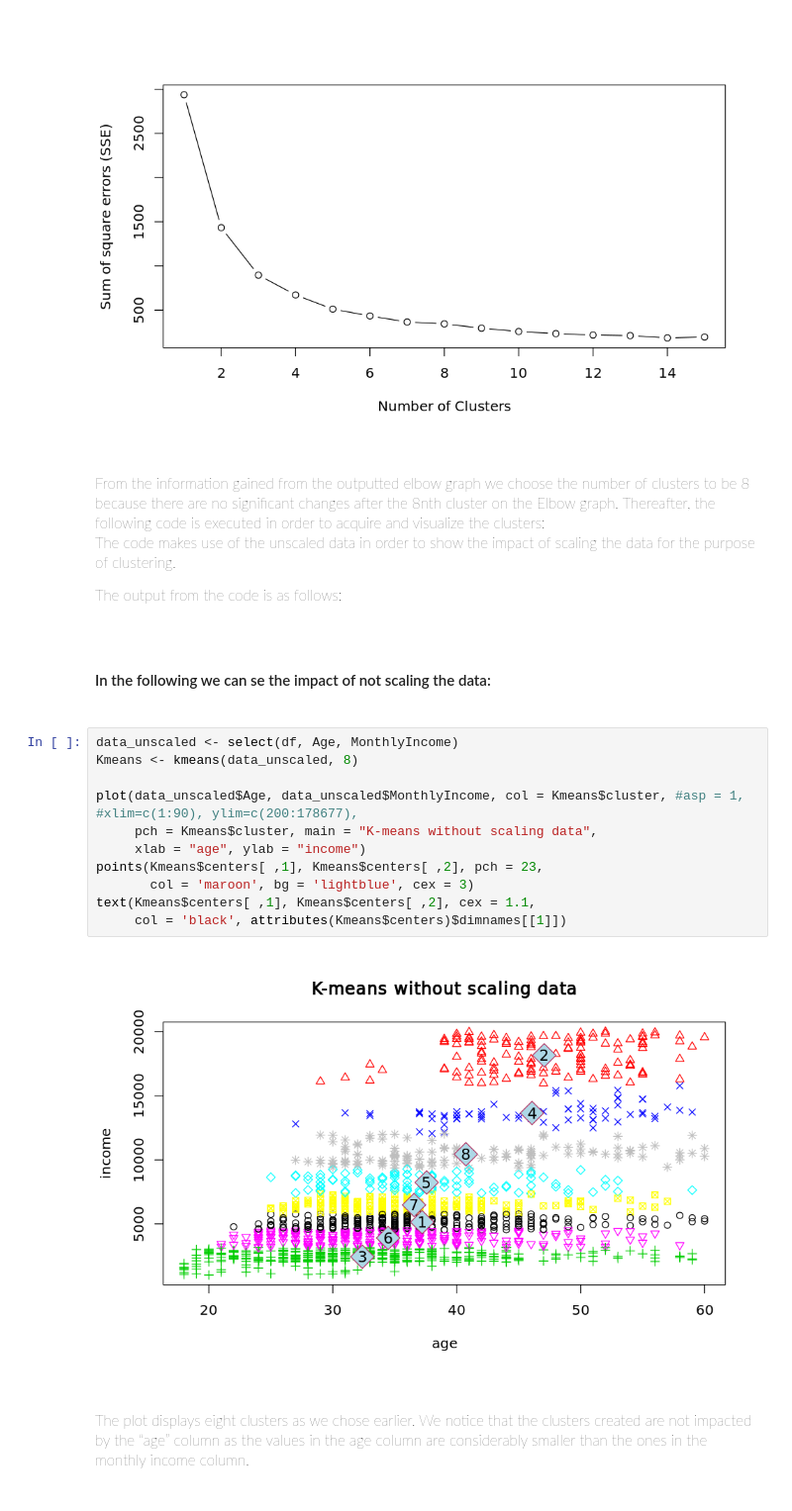
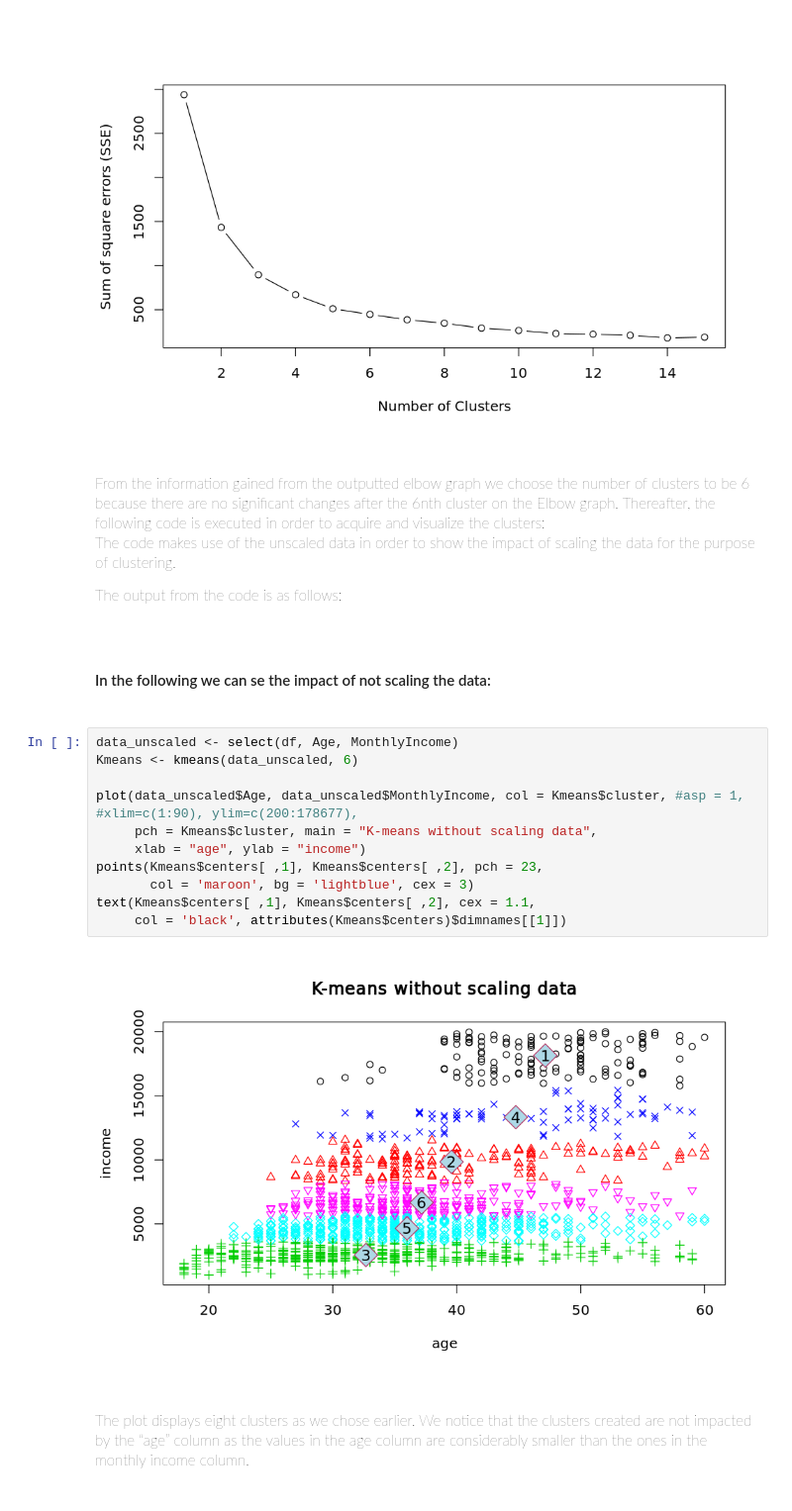
Before and after one commit to Hammi007/R_bigdata, a Jupyter notebook: Main.ipynb, the cells around one changed output. Shown: that part at 99% size. Saved outputs shown, nothing was run; the diff lists cells and outputs as text.

```diff
--- a/Main.ipynb
+++ b/Main.ipynb
@@ -395,7 +383,7 @@ plot(1:k_max, wss, type="b", xlab="Number of Clusters",
 [figure]
 # %% [markdown]
 <h4 style = "line-height: 200%; font-weight: lighter;">
-From the information gained from the outputted elbow graph we choose the number of clusters to be 8 because there are no significant changes after the 8nth cluster on the Elbow graph. Thereafter, the following code is executed in order to acquire and visualize the clusters:
+From the information gained from the outputted elbow graph we choose the number of clusters to be 6 because there are no significant changes after the 6nth cluster on the Elbow graph. Thereafter, the following code is executed in order to acquire and visualize the clusters:
 
 The code makes use of the unscaled data in order to show the impact of scaling the data for the purpose of clustering.
 
@@ -405,17 +393,17 @@ The output from the code is as follows:
 <h4>In the following we can se the impact of not scaling the data:<h4>
 # %%
 data_unscaled <- select(df, Age, MonthlyIncome)
-Kmeans <- kmeans(data_unscaled, 8)
+Kmeans <- kmeans(data_unscaled, 6)
 
 plot(data_unscaled$Age, data_unscaled$MonthlyIncome, col = Kmeans$cluster, #asp = 1, #xlim=c(1:90), ylim=c(200:178677),
      pch = Kmeans$cluster, main = "K-means without scaling data",
      xlab = "age", ylab = "income")
 points(Kmeans$centers[ ,1], Kmeans$centers[ ,2], pch = 23,
        col = 'maroon', bg = 'lightblue', cex = 3)
 text(Kmeans$centers[ ,1], Kmeans$centers[ ,2], cex = 1.1,
      col = 'black', attributes(Kmeans$centers)$dimnames[[1]])
 # %% [output]
-[figure, old version]
+[figure, new version]
 # %% [markdown]
 <h4 style = "line-height: 200%; font-weight: lighter;">
 The plot displays eight clusters as we chose earlier. We notice that the clusters created are not impacted by the “age” column as the values in the age column are considerably smaller than the ones in the monthly income column.
```
Also changed, not shown: parts of 15 cells of this notebook.
